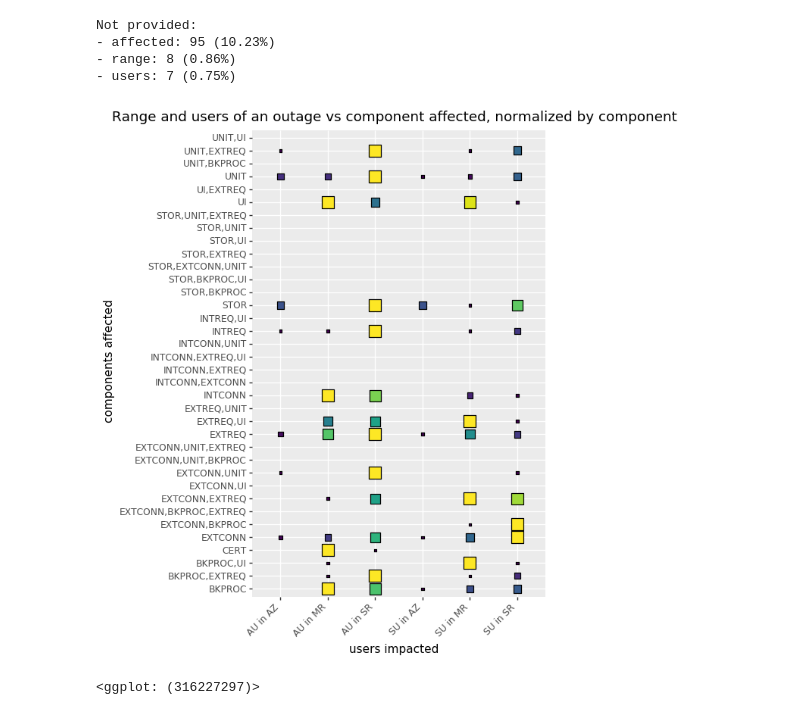
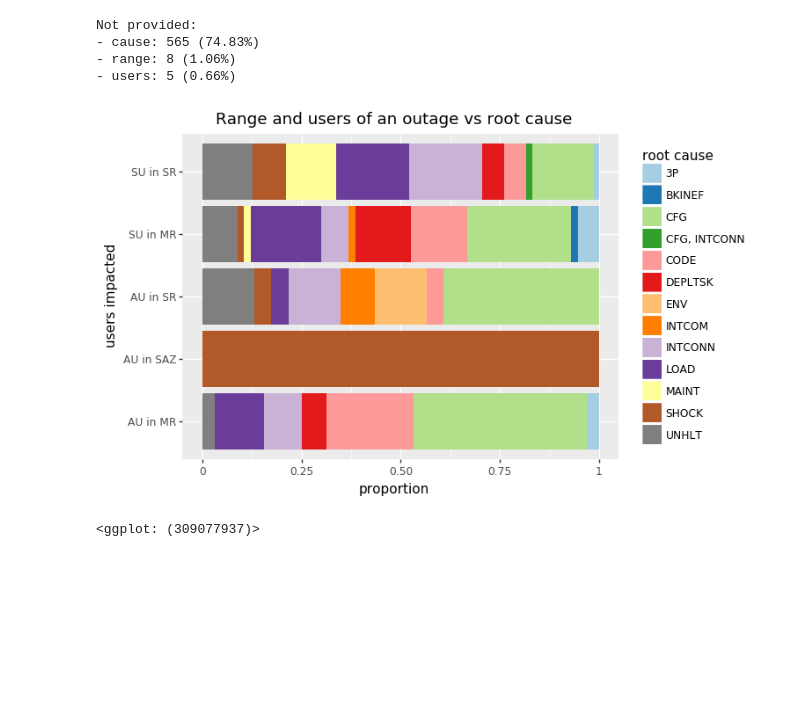
Before and after one commit to thezeroalpha/honours-project, a Jupyter notebook: notebooks/Plotting.ipynb, the cells around one changed output. Cells and saved outputs as stored; diff of their text form; code cells hidden in the pictures; blank space fills up the shorter version.

```diff
--- a/notebooks/Plotting.ipynb
+++ b/notebooks/Plotting.ipynb
@@ -364,22 +272,23 @@ Not provided:
 # %%
-filt = df[filter_notprovided(df.affected) & filter_notprovided(df.range) & filter_notprovided(df.users)]
-plotdf = (pd.DataFrame({'affected': filt.affected.map(lambda x: ','.join(map(shorten, x))),
-                       'range_users': filt.users.map(shorten)+' in '+filt.range.map(shorten),
-                       'vendor': filt.vendor})
-          .pipe(count_values, groupby='range_users', countcol='affected')
-          .pipe(max_normalize_by_column, by='affected', target='counts'))
+filt = df[filter_notprovided(df.cause) & filter_notprovided(df.range) & filter_notprovided(df.users)]
+plotdf = (pd.DataFrame({'cause': filt.cause.map(lambda x: ', '.join(map(shorten, x))),
+                       'range_users': filt.users.map(shorten)+' in '+filt.range.map(shorten)})
+          .groupby('range_users')
+          .cause.value_counts(normalize=True)
+          .reset_index(name='proportion'))
 
-export_graph("range-users-vs-component-affected", df, ['affected', 'range', 'users'],
+export_graph("range-users-vs-root-cause", df, ['cause', 'range', 'users'],
              (p9.ggplot(plotdf)
-              + p9.aes(y='affected', x='range_users', fill='counts', size='counts')
-              + p9.geom_point(show_legend=False, shape='s')
-              + p9.theme(figure_size=(5, 8), axis_text_x=p9.element_text(rotation=45, hjust=1))
-              + p9.ggtitle("Range and users of an outage vs component affected, normalized by component")
-              + p9.labs(x="users impacted", y='components affected')))
+              + p9.aes(x='range_users', y='proportion',  fill='cause')
+              + p9.geom_col()
+              + p9.scale_fill_brewer(type='qual', palette="Paired") # the colorblind-friendly palette is too small here
+              + p9.coord_flip()
+              + p9.labs(x='users impacted', fill='root cause')
+              + p9.ggtitle("Range and users of an outage vs root cause")))
 # %% [output]
 Not provided:
-- affected: 95 (10.23%)
-- range: 8 (0.86%)
-- users: 7 (0.75%)
+- cause: 565 (74.83%)
+- range: 8 (1.06%)
+- users: 5 (0.66%)
-[figure, old version]
+[figure, new version]
-<ggplot: (316227297)>
+<ggplot: (309077937)>
```
Also changed, not shown: parts of 14 cells of this notebook, 42 other files.
